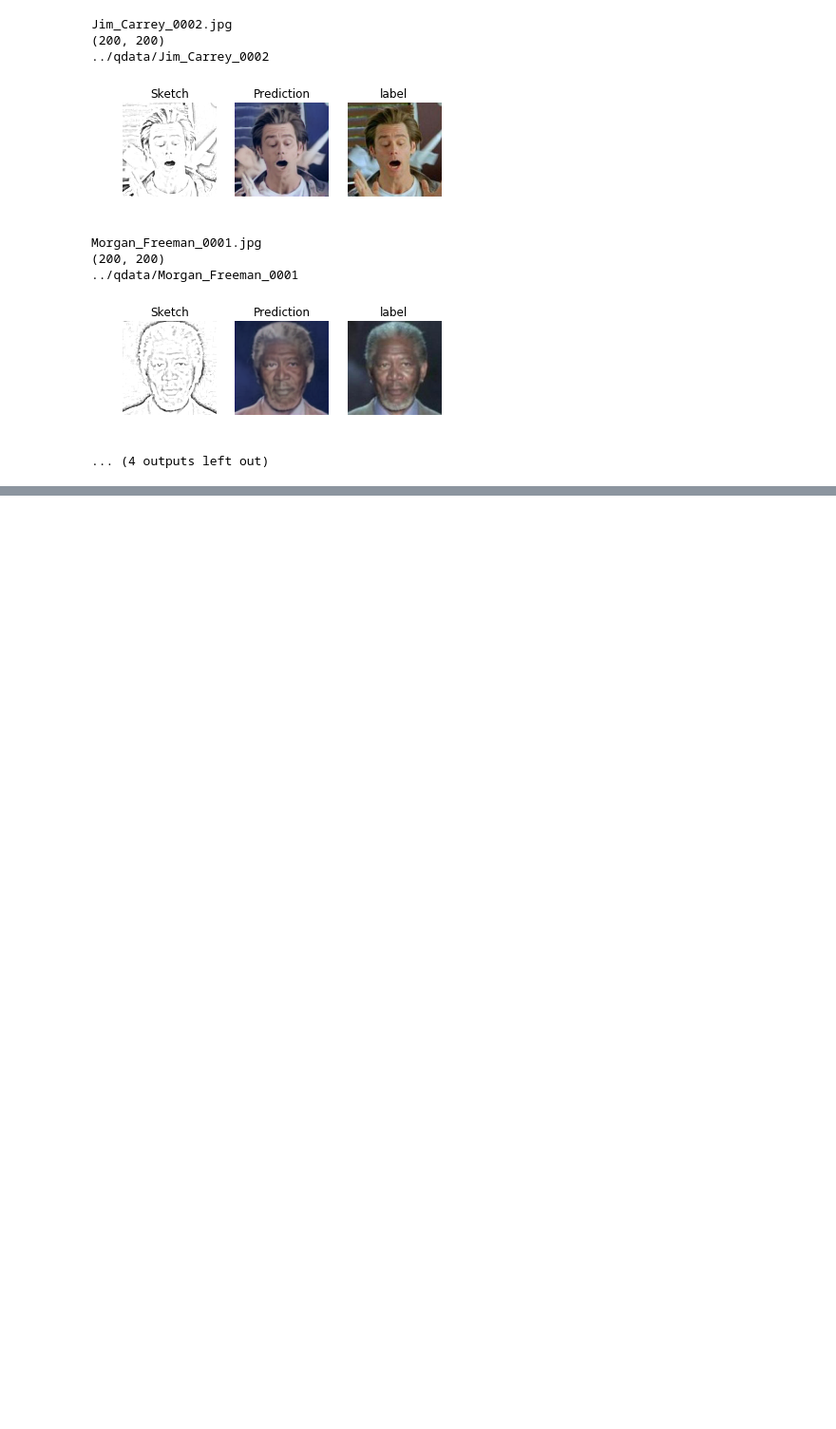
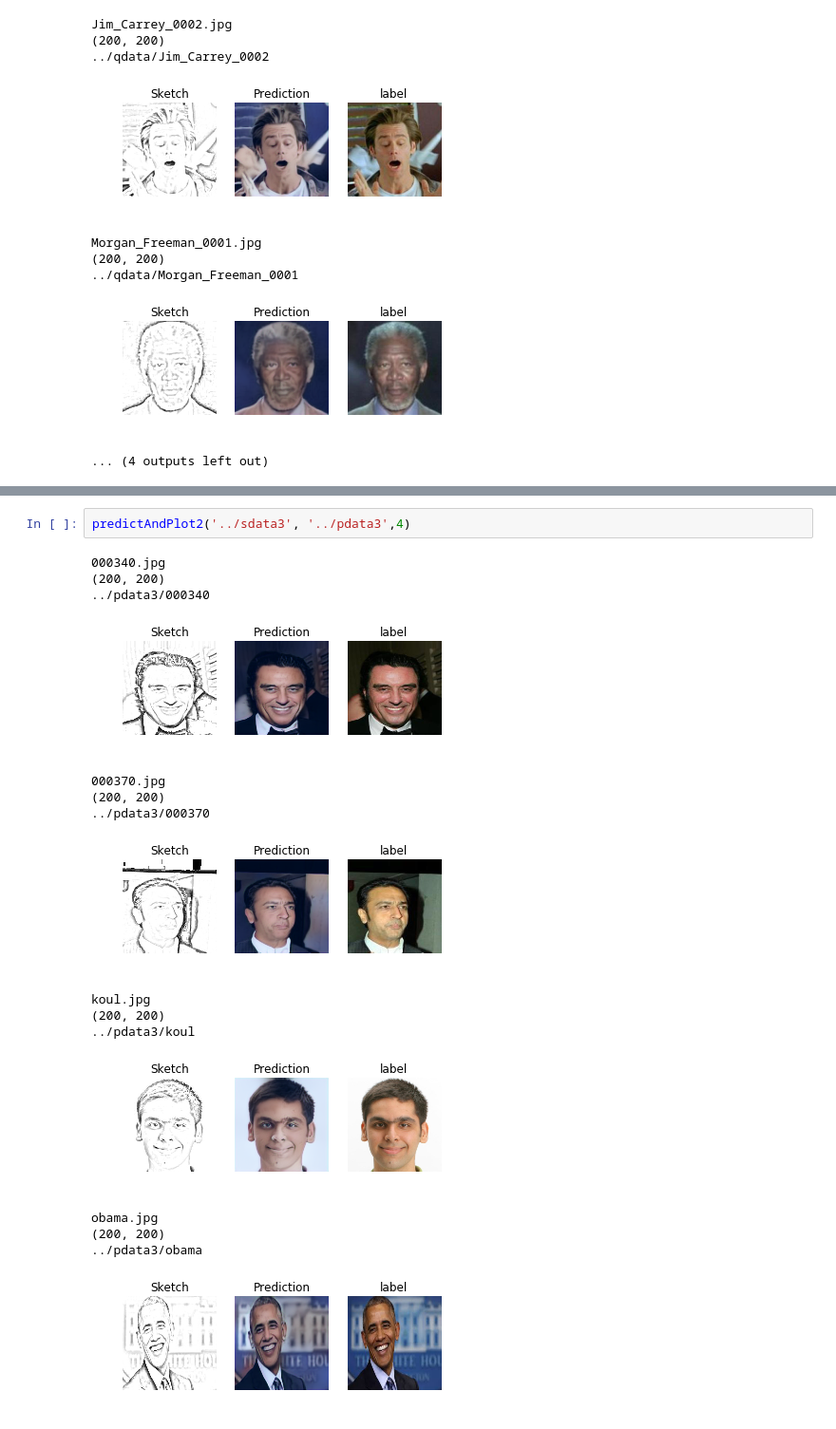
Before and after one commit to User1m/Sketch, a Jupyter notebook: sketchMe.ipynb, the cells around one changed output, grey strips where cells are left out. Shown at 95% size. Drawn from its saved outputs; the diff is of its cells as text; blank space fills up the shorter version.

```diff
--- a/sketchMe.ipynb
+++ b/sketchMe.ipynb
@@ -333,0 +306,19 @@ predictAndPlot2('../sdata2', '../pdata2',33)
+# %%
+predictAndPlot2('../sdata3', '../pdata3',4)
+# %% [output]
+000340.jpg
+(200, 200)
+../pdata3/000340
+[figure, added]
+000370.jpg
+(200, 200)
+../pdata3/000370
+[figure, added]
+koul.jpg
+(200, 200)
+../pdata3/koul
+[figure, added]
+obama.jpg
+(200, 200)
+../pdata3/obama
+[figure, added]
```
Also changed, not shown: parts of 1 cell of this notebook.
